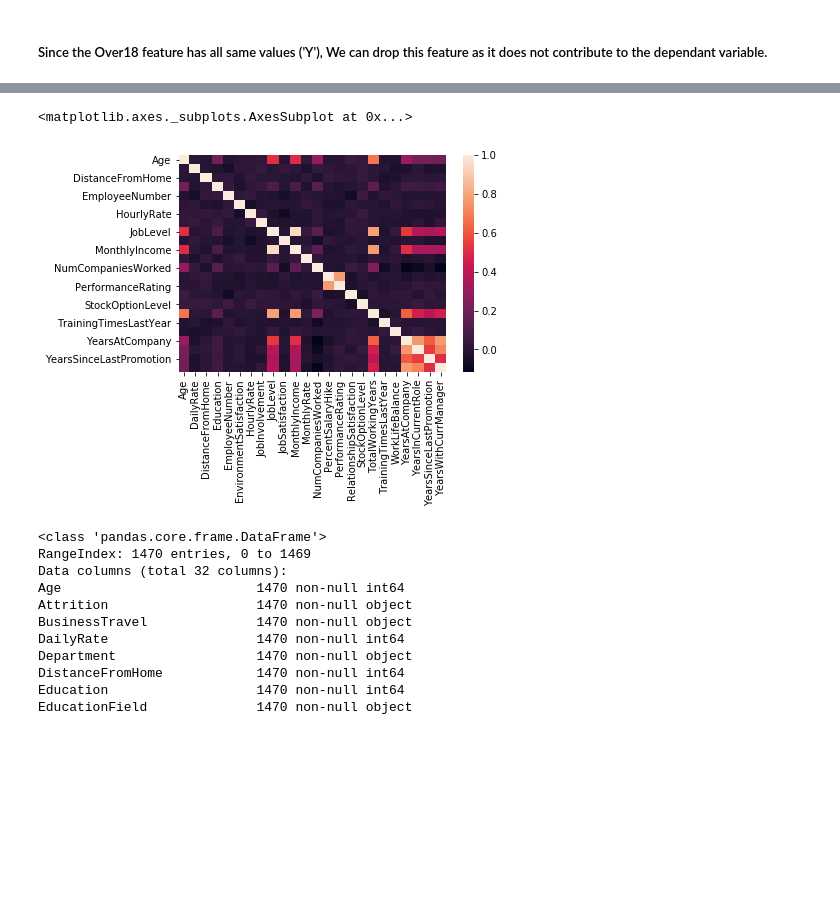
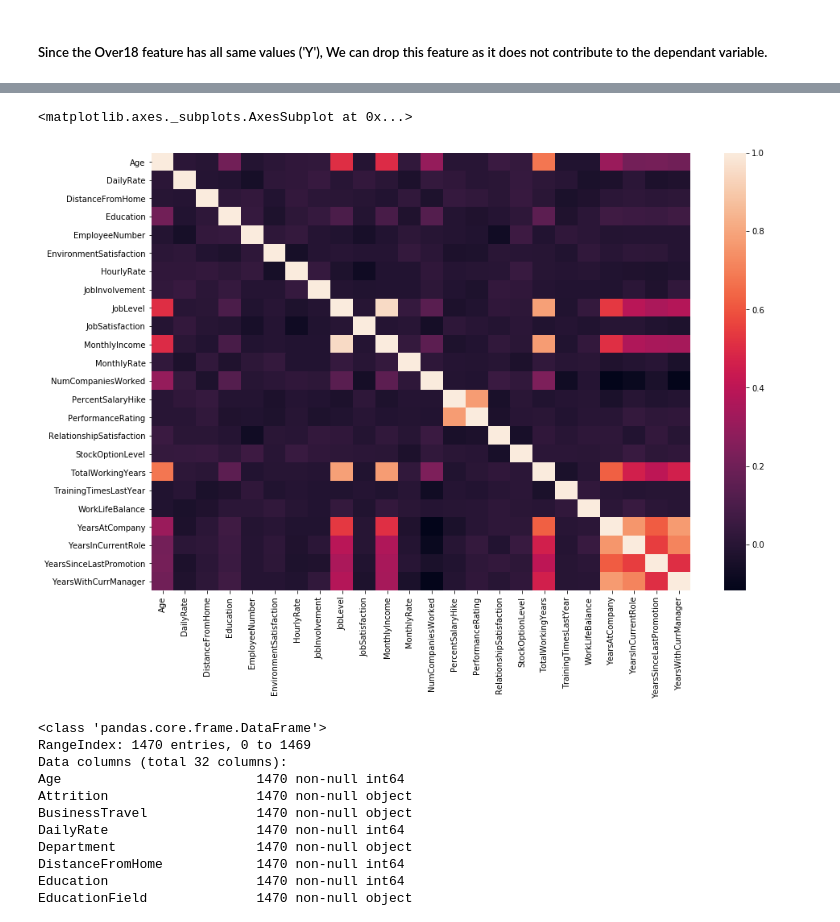
Before and after one commit to sowndhu13/sowndhu13, a Jupyter notebook: Group_8_ibm-hr-analytics-attrition.ipynb, the cells around one changed output, grey strips where cells are left out. Drawn from its saved outputs; the diff is of its cells as text; code cells hidden in the pictures; blank space fills up the shorter version.

```diff
--- a/Group_8_ibm-hr-analytics-attrition.ipynb
+++ b/Group_8_ibm-hr-analytics-attrition.ipynb
@@ -1272,8 +1355,9 @@ ibm.drop('Over18',axis=1,inplace=True)
 # %%
+plt.figure(figsize = (15,10))
 sns.heatmap(ibm.corr())
 # %% [output]
 <matplotlib.axes._subplots.AxesSubplot at 0x...>
-[figure, old version]
+[figure, new version]
 # %%
 ibm.info()
 # %% [output]
```
Also changed, not shown: parts of 161 cells of this notebook.
